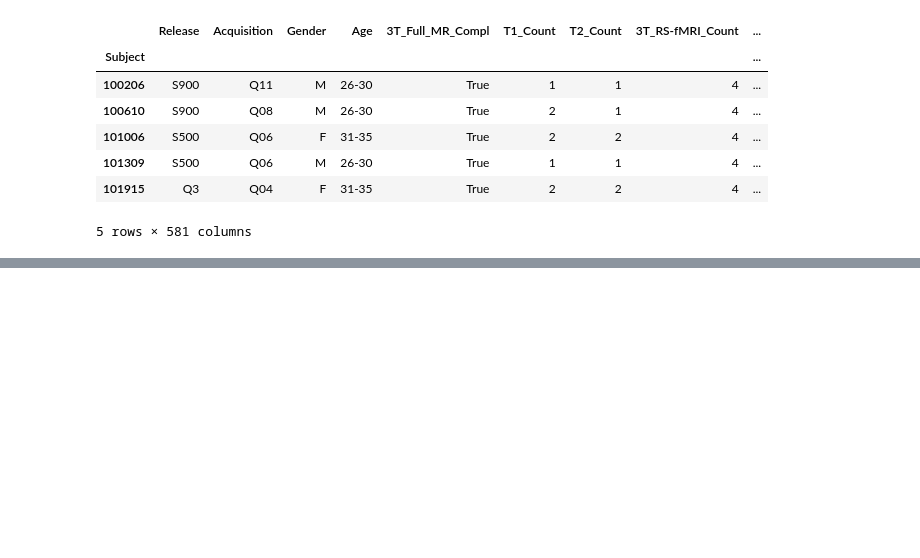
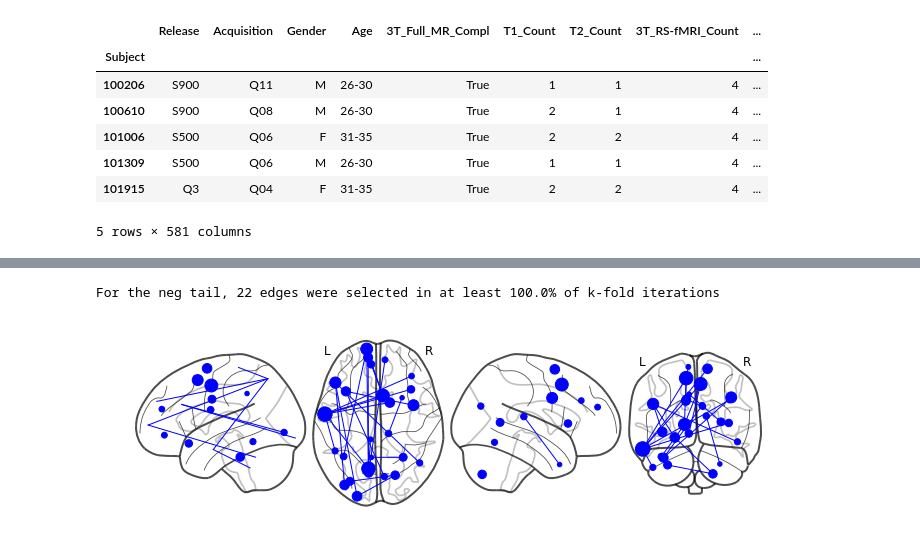
Before and after one commit to esfinn/cpm_tutorial, a Jupyter notebook: cpm_tutorial.ipynb, the cells around one changed output, grey strips where cells are left out. Cells and saved outputs as stored; diff of their text form; code cells hidden in the pictures; blank space fills up the shorter version.

```diff
--- a/cpm_tutorial.ipynb
+++ b/cpm_tutorial.ipynb
@@ -318,0 +335,5 @@ array(['100206', '100610', '101006', '101309', '101915', '102311',
+# %%
+plot_consistent_edges(all_masks, "neg", color = 'blue')
+# %% [output]
+For the neg tail, 22 edges were selected in at least 100.0% of k-fold iterations
+[figure, added]
```
Also changed, not shown: parts of 26 cells of this notebook, 1 other file.
